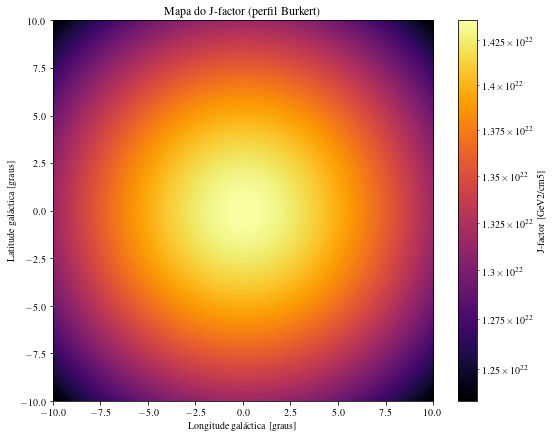
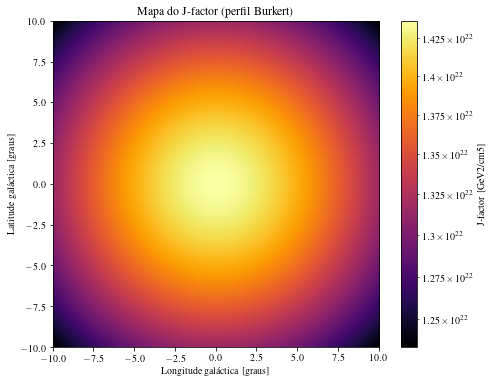
The notebook cell's code change between the first figure and the second:
--- before
+++ after
@@ -1,4 +1,4 @@
 #Plot
-plt.figure(figsize=(9, 7))
+plt.figure(figsize=(8, 6))
 plt.imshow(Jmap_b, extent=[l.min(), l.max(), b.min(), b.max()],
             cmap="inferno", origin='lower', norm=LogNorm())

Commit: Reajuste nos plots